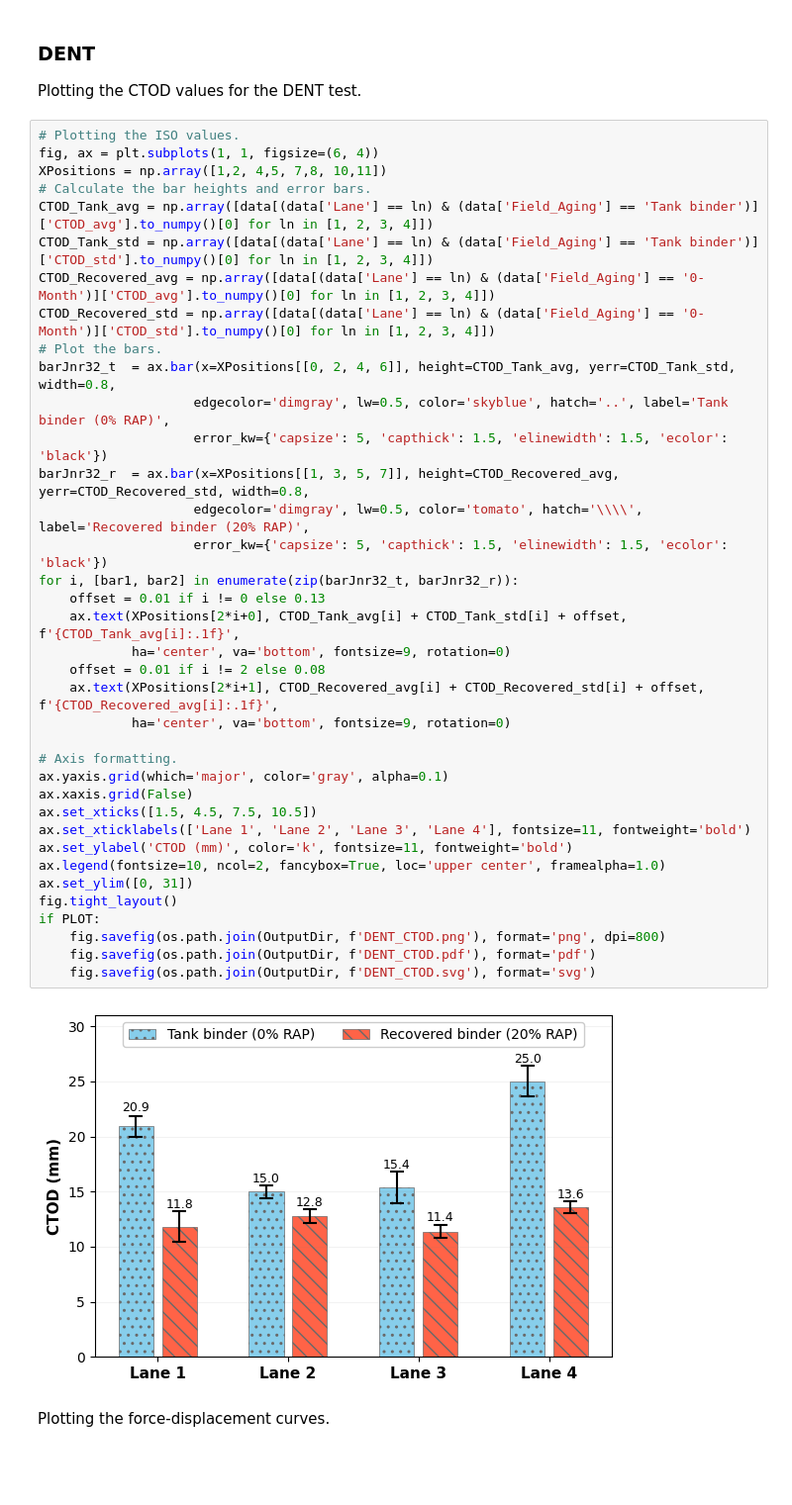
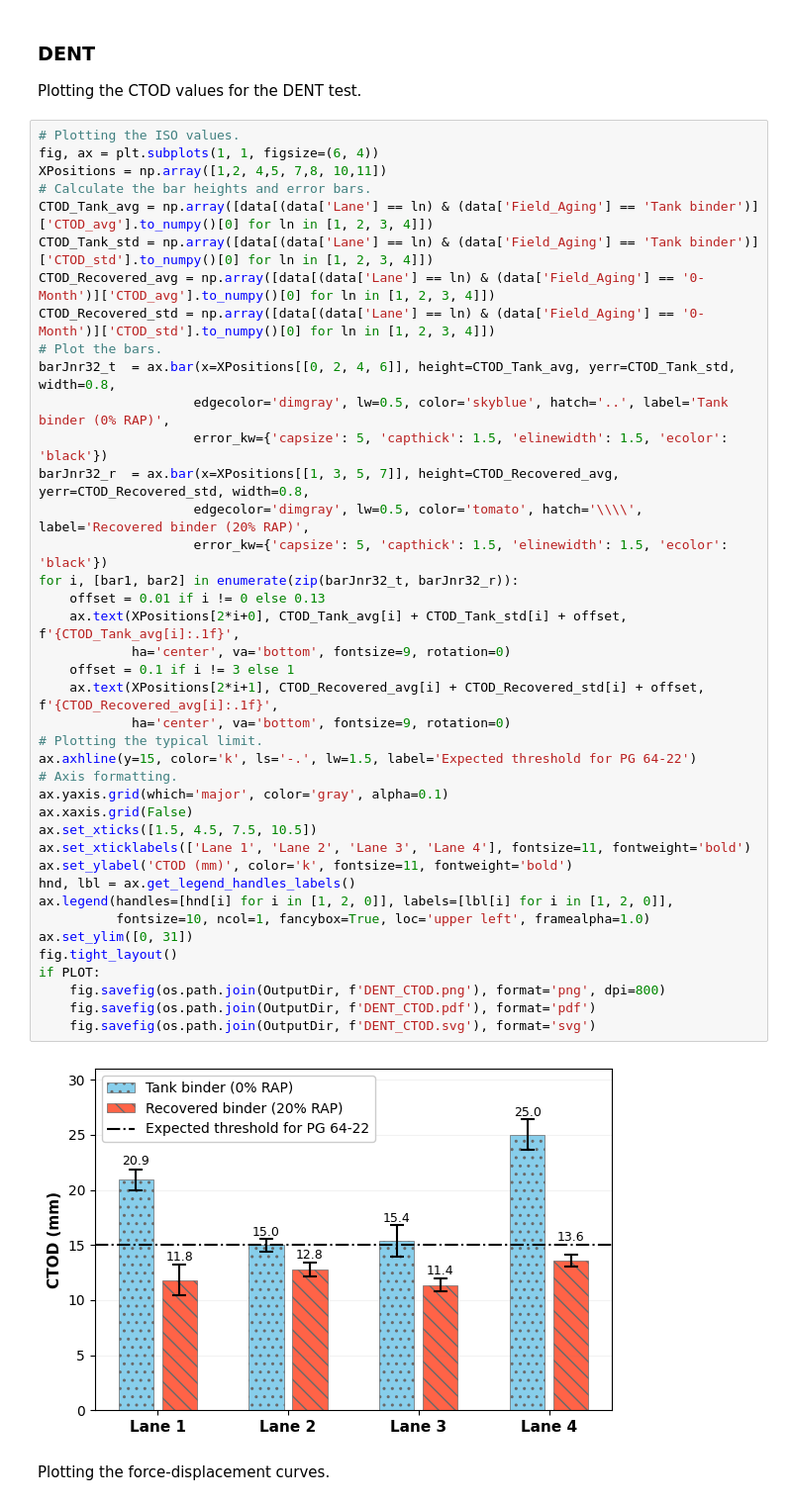
Before and after one commit to TFHRC-ABML/Pub_TRB_PolymerModified_PTF, a Jupyter notebook: Task01_Binder_Level.ipynb, the cells around one changed output. Shown: that part at 99% size. Saved outputs shown, nothing was run; the diff lists cells and outputs as text; blank space fills up the shorter version.

```diff
--- a/Task01_Binder_Level.ipynb
+++ b/Task01_Binder_Level.ipynb
@@ -858,37 +866,40 @@ XPositions = np.array([1,2, 4,5, 7,8, 10,11])
 CTOD_Tank_avg = np.array([data[(data['Lane'] == ln) & (data['Field_Aging'] == 'Tank binder')]['CTOD_avg'].to_numpy()[0] for ln in [1, 2, 3, 4]])
 CTOD_Tank_std = np.array([data[(data['Lane'] == ln) & (data['Field_Aging'] == 'Tank binder')]['CTOD_std'].to_numpy()[0] for ln in [1, 2, 3, 4]])
 CTOD_Recovered_avg = np.array([data[(data['Lane'] == ln) & (data['Field_Aging'] == '0-Month')]['CTOD_avg'].to_numpy()[0] for ln in [1, 2, 3, 4]])
 CTOD_Recovered_std = np.array([data[(data['Lane'] == ln) & (data['Field_Aging'] == '0-Month')]['CTOD_std'].to_numpy()[0] for ln in [1, 2, 3, 4]])
 # Plot the bars.
 barJnr32_t  = ax.bar(x=XPositions[[0, 2, 4, 6]], height=CTOD_Tank_avg, yerr=CTOD_Tank_std, width=0.8,
                     edgecolor='dimgray', lw=0.5, color='skyblue', hatch='..', label='Tank binder (0% RAP)',
                     error_kw={'capsize': 5, 'capthick': 1.5, 'elinewidth': 1.5, 'ecolor': 'black'})
 barJnr32_r  = ax.bar(x=XPositions[[1, 3, 5, 7]], height=CTOD_Recovered_avg, yerr=CTOD_Recovered_std, width=0.8,
                     edgecolor='dimgray', lw=0.5, color='tomato', hatch='\\\\', label='Recovered binder (20% RAP)',
                     error_kw={'capsize': 5, 'capthick': 1.5, 'elinewidth': 1.5, 'ecolor': 'black'})
 for i, [bar1, bar2] in enumerate(zip(barJnr32_t, barJnr32_r)):
     offset = 0.01 if i != 0 else 0.13
     ax.text(XPositions[2*i+0], CTOD_Tank_avg[i] + CTOD_Tank_std[i] + offset, f'{CTOD_Tank_avg[i]:.1f}',
             ha='center', va='bottom', fontsize=9, rotation=0)
-    offset = 0.01 if i != 2 else 0.08
+    offset = 0.1 if i != 3 else 1
     ax.text(XPositions[2*i+1], CTOD_Recovered_avg[i] + CTOD_Recovered_std[i] + offset, f'{CTOD_Recovered_avg[i]:.1f}',
             ha='center', va='bottom', fontsize=9, rotation=0)
-
+# Plotting the typical limit.
+ax.axhline(y=15, color='k', ls='-.', lw=1.5, label='Expected threshold for PG 64-22')
 # Axis formatting.
 ax.yaxis.grid(which='major', color='gray', alpha=0.1)
 ax.xaxis.grid(False)
 ax.set_xticks([1.5, 4.5, 7.5, 10.5])
 ax.set_xticklabels(['Lane 1', 'Lane 2', 'Lane 3', 'Lane 4'], fontsize=11, fontweight='bold')
 ax.set_ylabel('CTOD (mm)', color='k', fontsize=11, fontweight='bold')
-ax.legend(fontsize=10, ncol=2, fancybox=True, loc='upper center', framealpha=1.0)
+hnd, lbl = ax.get_legend_handles_labels()
+ax.legend(handles=[hnd[i] for i in [1, 2, 0]], labels=[lbl[i] for i in [1, 2, 0]],
+          fontsize=10, ncol=1, fancybox=True, loc='upper left', framealpha=1.0)
 ax.set_ylim([0, 31])
 fig.tight_layout()
 if PLOT:
     fig.savefig(os.path.join(OutputDir, f'DENT_CTOD.png'), format='png', dpi=800)
     fig.savefig(os.path.join(OutputDir, f'DENT_CTOD.pdf'), format='pdf')
     fig.savefig(os.path.join(OutputDir, f'DENT_CTOD.svg'), format='svg')
 # %% [output]
-[figure, old version]
+[figure, new version]
 # %% [markdown]
 Plotting the force-displacement curves.
 # %%
```
Also changed, not shown: parts of 3 cells of this notebook, 1 other file.
